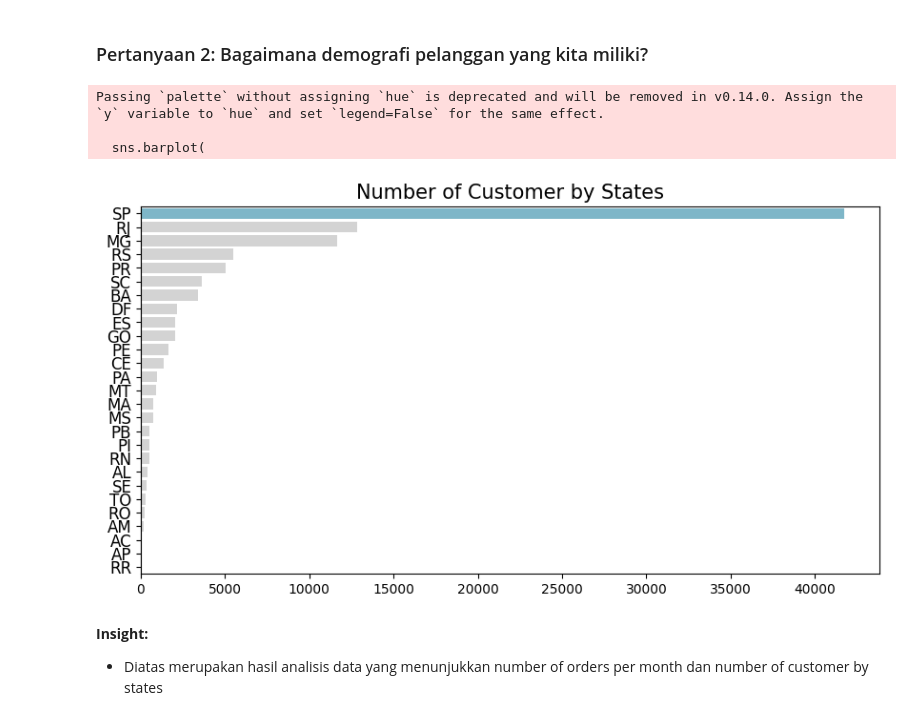
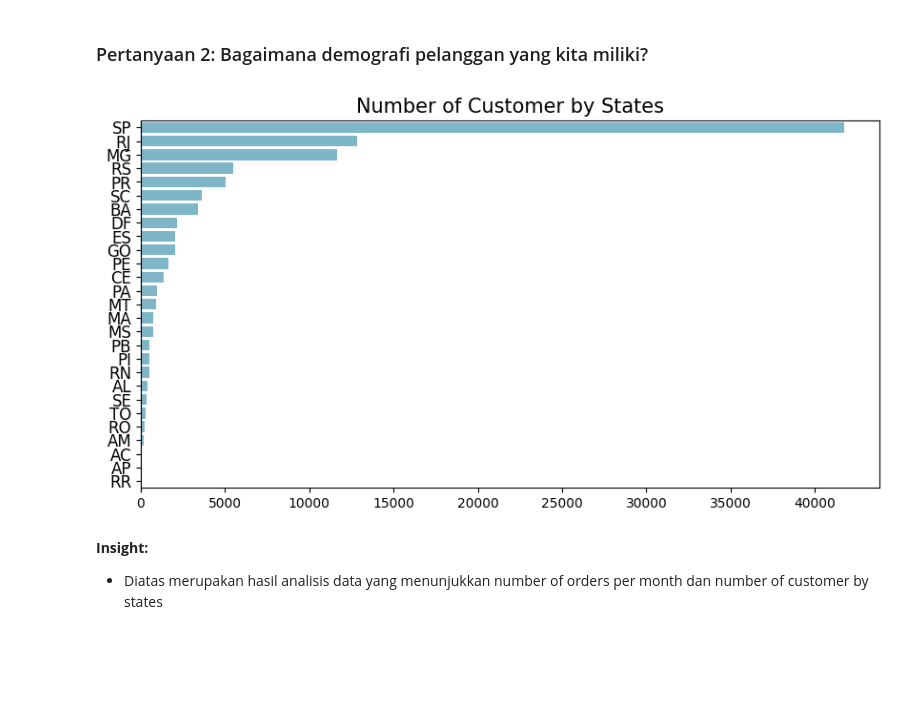
Before and after one commit to nafisahh33/app, a Jupyter notebook: Proyek_Analisis_Data.ipynb, the cells around one changed output. Saved outputs shown, nothing was run; the diff lists cells and outputs as text; code cells hidden in the pictures; blank space fills up the shorter version.

```diff
--- a/Proyek_Analisis_Data.ipynb
+++ b/Proyek_Analisis_Data.ipynb
@@ -1079,29 +1081,25 @@ plt.show()
 # %%
 bystate_df = customers_df.groupby(by="customer_state").customer_id.nunique().reset_index()
 bystate_df.rename(columns={
     "customer_id": "customer_count"
 }, inplace=True)
 bystate_df
 plt.figure(figsize=(10, 5))
-colors_ = ["#72BCD4"] + ["#D3D3D3"] * (len(bystate_df) - 1)
+colors_ = ["#72BCD4"] + ["#72BCD4"] * (len(bystate_df)-1)
 sns.barplot(
     x="customer_count",
     y="customer_state",
     data=bystate_df.sort_values(by="customer_count", ascending=False),
     palette=colors_,
-    hue=None,
     legend=False
 )
 plt.title("Number of Customer by States", loc="center", fontsize=15)
 plt.ylabel(None)
 plt.xlabel(None)
 plt.tick_params(axis='y', labelsize=12)
 plt.show()
 # %% [output]
-Passing `palette` without assigning `hue` is deprecated and will be removed in v0.14.0. Assign the `y` variable to `hue` and set `legend=False` for the same effect.
-
-  sns.barplot(
-[figure, old version]
+[figure, new version]
 # %%
 all_df.to_csv("all_data.csv", index=False)
 # %% [markdown]
```
Also changed, not shown: parts of 9 cells of this notebook.
